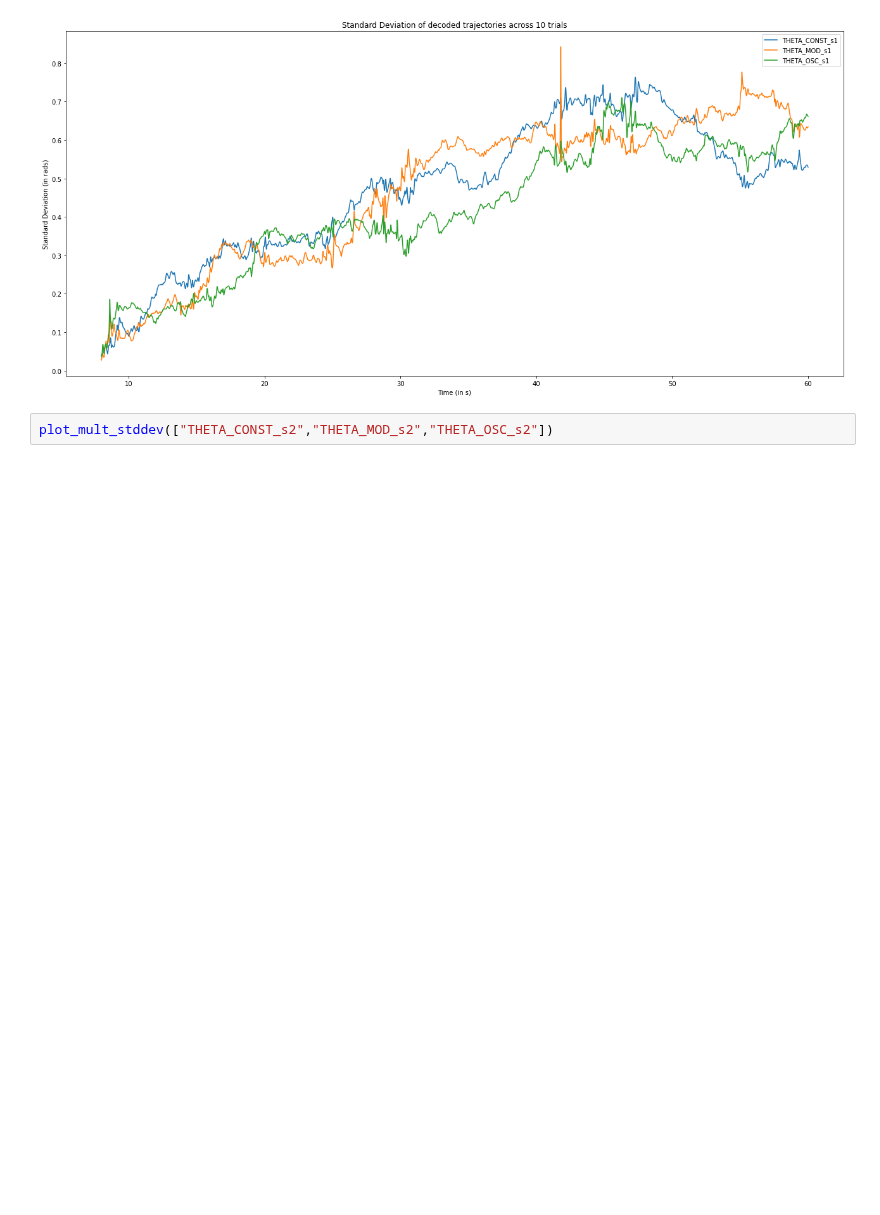
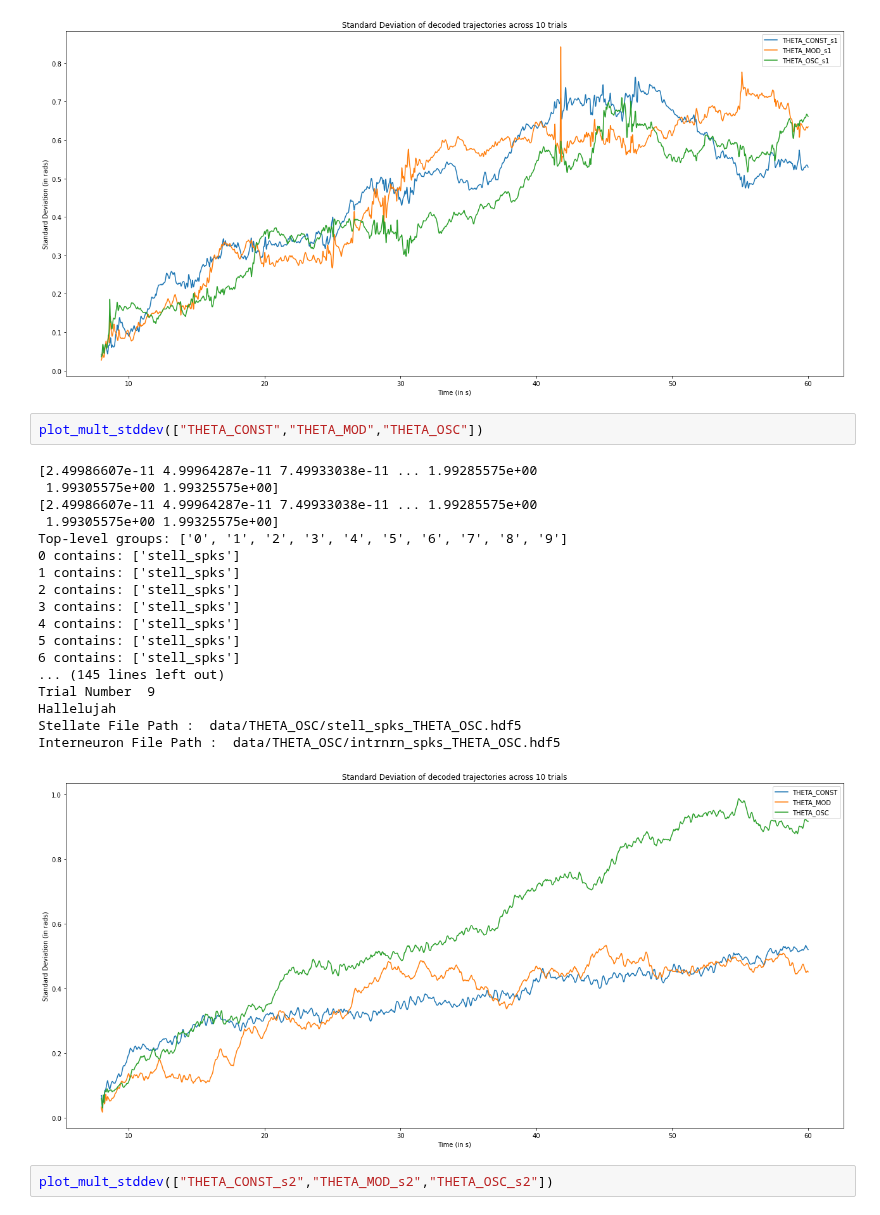
Before and after one commit to tiny-infinity/GridCellsCopy, a Jupyter notebook: analysis/notebooks/theta_analysis/gov_3.ipynb, the cells around one changed output. Saved outputs shown, nothing was run; the diff lists cells and outputs as text; blank space fills up the shorter version.

```diff
--- a/analysis/notebooks/theta_analysis/gov_3.ipynb
+++ b/analysis/notebooks/theta_analysis/gov_3.ipynb
@@ -338,6 +338,27 @@ Hallelujah
 Stellate File Path :  data/THETA_OSC_s1/stell_spks_THETA_OSC_s1.hdf5
 Interneuron File Path :  data/THETA_OSC_s1/intrnrn_spks_THETA_OSC_s1.hdf5
 [figure]
+# %%
+plot_mult_stddev(["THETA_CONST","THETA_MOD","THETA_OSC"])
+# %% [output]
+[2.49986607e-11 4.99964287e-11 7.49933038e-11 ... 1.99285575e+00
+ 1.99305575e+00 1.99325575e+00]
+[2.49986607e-11 4.99964287e-11 7.49933038e-11 ... 1.99285575e+00
+ 1.99305575e+00 1.99325575e+00]
+Top-level groups: ['0', '1', '2', '3', '4', '5', '6', '7', '8', '9']
+0 contains: ['stell_spks']
+1 contains: ['stell_spks']
+2 contains: ['stell_spks']
+3 contains: ['stell_spks']
+4 contains: ['stell_spks']
+5 contains: ['stell_spks']
+6 contains: ['stell_spks']
+... (145 lines left out)
+Trial Number  9
+Hallelujah
+Stellate File Path :  data/THETA_OSC/stell_spks_THETA_OSC.hdf5
+Interneuron File Path :  data/THETA_OSC/intrnrn_spks_THETA_OSC.hdf5
+[figure, added]
 # %%
 plot_mult_stddev(["THETA_CONST_s2","THETA_MOD_s2","THETA_OSC_s2"])
 # %% [output]
```
